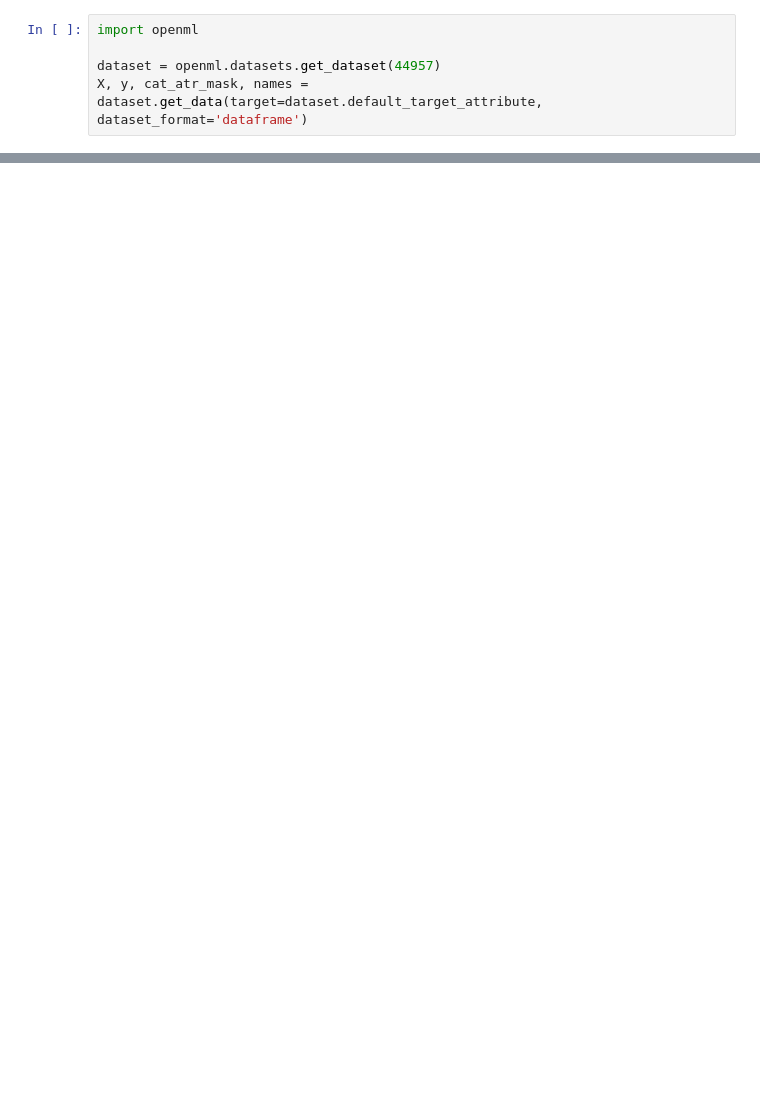
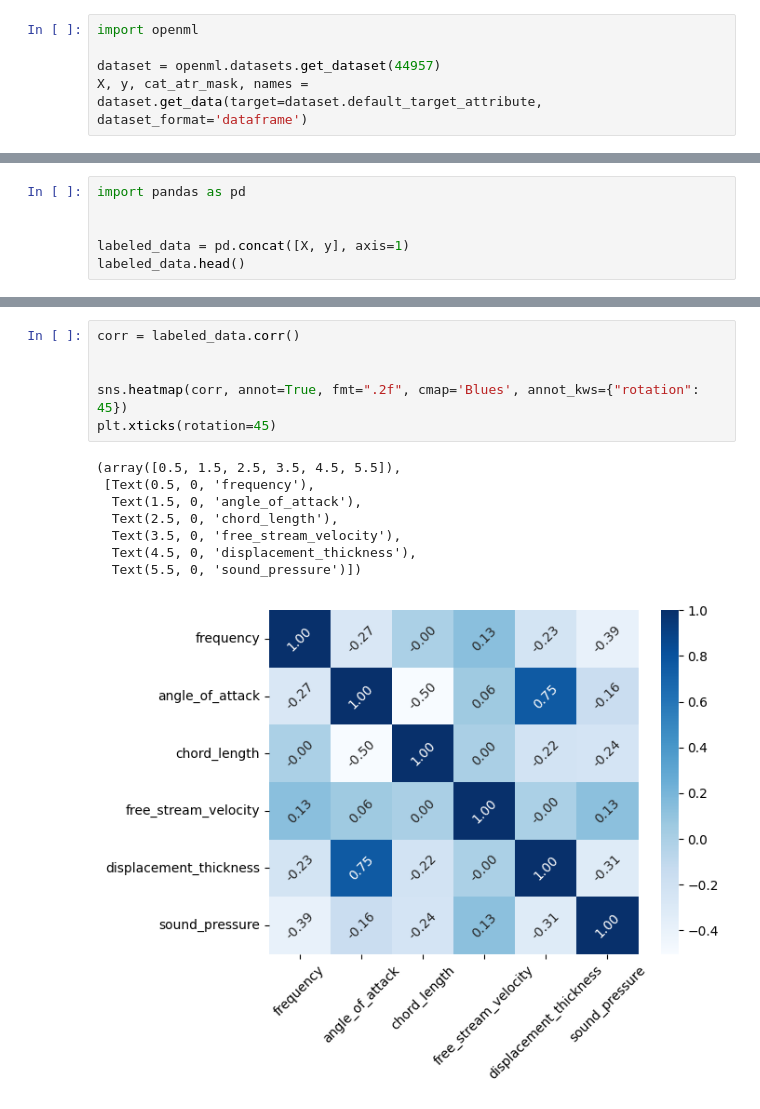
Before and after one commit to Gauss-PWr/tabpfn-bench, a Jupyter notebook: notebooks/openml/airfoil_self_noise.ipynb, the cells around one changed output, grey strips where cells are left out. Drawn from its saved outputs; the diff is of its cells as text; blank space fills up the shorter version.

```diff
--- a/notebooks/openml/airfoil_self_noise.ipynb
+++ b/notebooks/openml/airfoil_self_noise.ipynb
@@ -25,0 +54,6 @@ y.head()
+# %%
+import pandas as pd
+
+
+labeled_data = pd.concat([X, y], axis=1)
+labeled_data.head()
@@ -25,0 +67,15 @@ y.head()
+# %%
+corr = labeled_data.corr()
+
+
+sns.heatmap(corr, annot=True, fmt=".2f", cmap='Blues', annot_kws={"rotation": 45})
+plt.xticks(rotation=45)
+# %% [output]
+(array([0.5, 1.5, 2.5, 3.5, 4.5, 5.5]),
+ [Text(0.5, 0, 'frequency'),
+  Text(1.5, 0, 'angle_of_attack'),
+  Text(2.5, 0, 'chord_length'),
+  Text(3.5, 0, 'free_stream_velocity'),
+  Text(4.5, 0, 'displacement_thickness'),
+  Text(5.5, 0, 'sound_pressure')])
+[figure, added]
```
Also changed, not shown: parts of 11 cells of this notebook, 2 other files.
